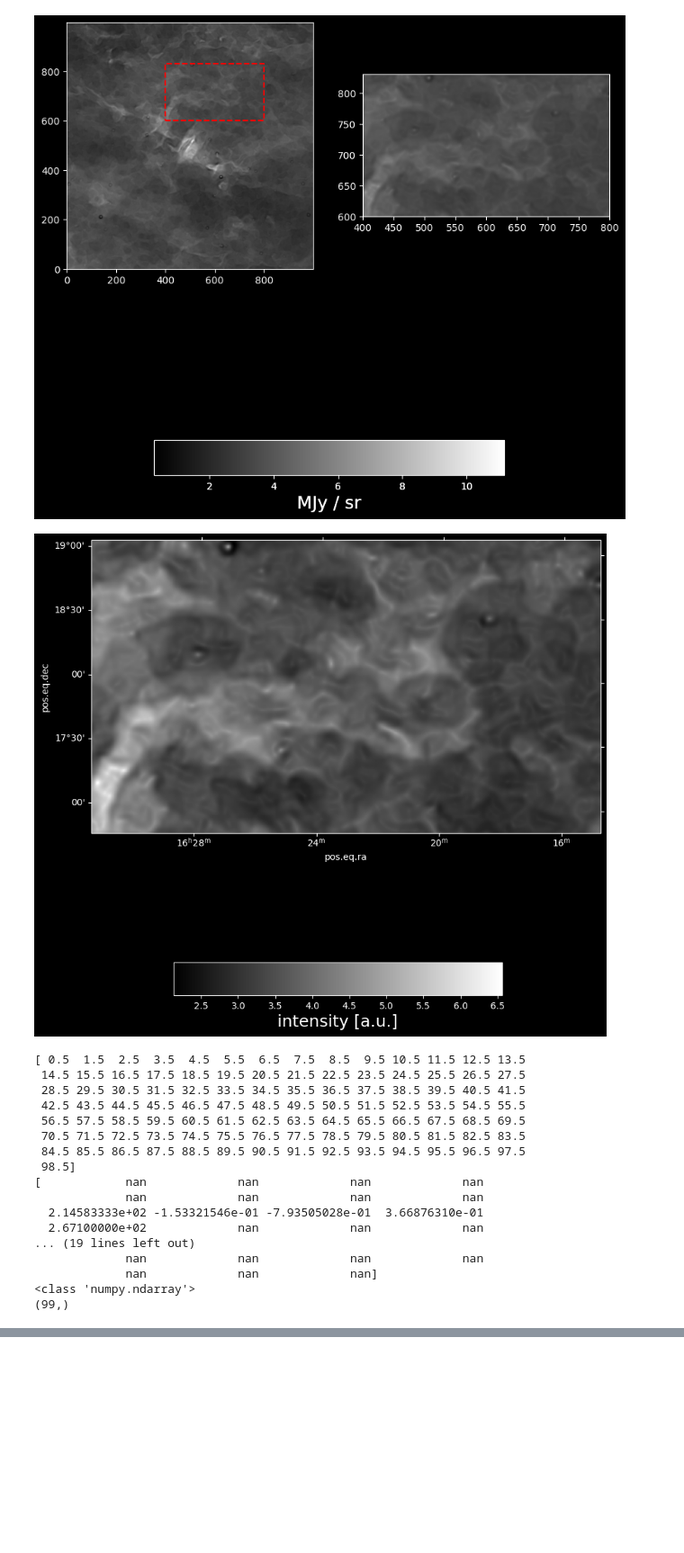
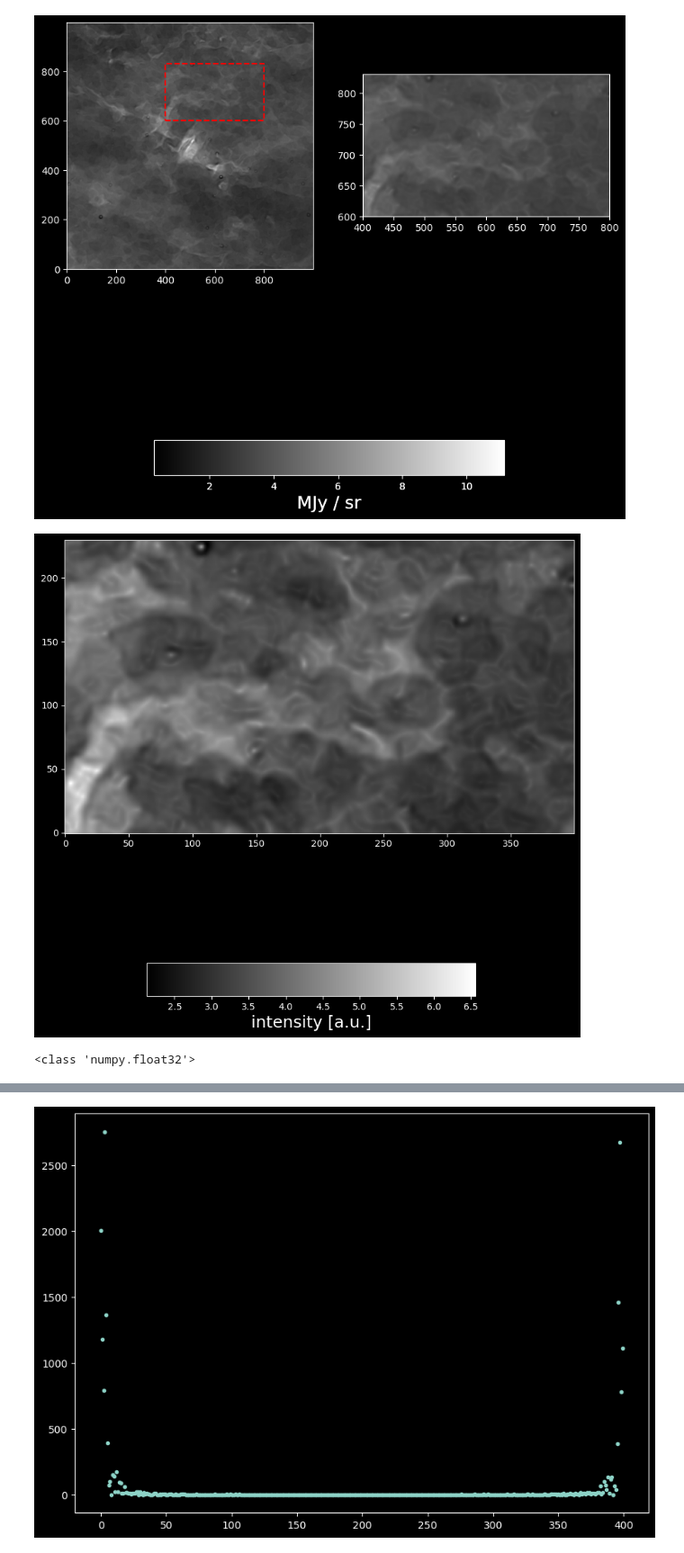
Before and after one commit to 00-berni/filaments_strc_param, a Jupyter notebook: notebook.ipynb, the cells around one changed output, grey strips where cells are left out. Shown at 90% size. Drawn from its saved outputs; the diff is of its cells as text; code cells hidden in the pictures; blank space fills up the shorter version.

```diff
--- a/notebook.ipynb
+++ b/notebook.ipynb
@@ -105,32 +105,23 @@ plt.show()
 # %%
 
 ir100_cut = np.copy(ir100[slice(*yedges),slice(*xedges)])
-filpy.show_image(ir100_cut,projection=ir100_wcs,show=True)
+filpy.show_image(ir100_cut,show=True)
 
-def distance(p1: tuple[int,int],p2: tuple[int,int]) -> float:
-    p1 = np.asarray(p1)
-    p2 = np.asarray(p2)
-    return np.sqrt(np.sum(p1**2-p2**2))
+from scipy.fft import fft2, ifft2
+fft_data = fft2(ir100_cut)
+print(type(np.abs(fft_data[0,0])))
+corr = np.abs(ifft2(np.abs(fft_data)**2))
+filpy.quickplot(corr[100],fmt='.')
+filpy.quickplot((np.abs(fft_data)**2)[100],fmt='.')
 
-def corr_r(r: float, image: np.ndarray) -> float:
-    shape = image.shape
-    prod = np.array([ [  for j in range(shape[1])] for i in range(shape[0])])
+# def distance(p1: tuple[int,int],p2: tuple[int,int]) -> float:
+#     p1 = np.asarray(p1)
+#     p2 = np.asarray(p2)
+#     return np.sqrt(np.sum(p1**2-p2**2))
+
+# def corr_r(r: float, image: np.ndarray) -> float:
+#     shape = image.shape
+#     prod = np.array([ [  for j in range(shape[1])] for i in range(shape[0])])
 # %% [output]
-[figure, old version]
+[figure, new version]
-[ 0.5  1.5  2.5  3.5  4.5  5.5  6.5  7.5  8.5  9.5 10.5 11.5 12.5 13.5
- 14.5 15.5 16.5 17.5 18.5 19.5 20.5 21.5 22.5 23.5 24.5 25.5 26.5 27.5
- 28.5 29.5 30.5 31.5 32.5 33.5 34.5 35.5 36.5 37.5 38.5 39.5 40.5 41.5
- 42.5 43.5 44.5 45.5 46.5 47.5 48.5 49.5 50.5 51.5 52.5 53.5 54.5 55.5
- 56.5 57.5 58.5 59.5 60.5 61.5 62.5 63.5 64.5 65.5 66.5 67.5 68.5 69.5
- 70.5 71.5 72.5 73.5 74.5 75.5 76.5 77.5 78.5 79.5 80.5 81.5 82.5 83.5
- 84.5 85.5 86.5 87.5 88.5 89.5 90.5 91.5 92.5 93.5 94.5 95.5 96.5 97.5
- 98.5]
-[            nan             nan             nan             nan
-             nan             nan             nan             nan
-  2.14583333e+02 -1.53321546e-01 -7.93505028e-01  3.66876310e-01
-  2.67100000e+02             nan             nan             nan
-... (19 lines left out)
-             nan             nan             nan             nan
-             nan             nan             nan]
-<class 'numpy.ndarray'>
-(99,)
+<class 'numpy.float32'>
@@ -137,0 +129 @@ def corr_r(r: float, image: np.ndarray) -> float:
+[figure, added]
```
Also changed, not shown: parts of 1 cell of this notebook.
